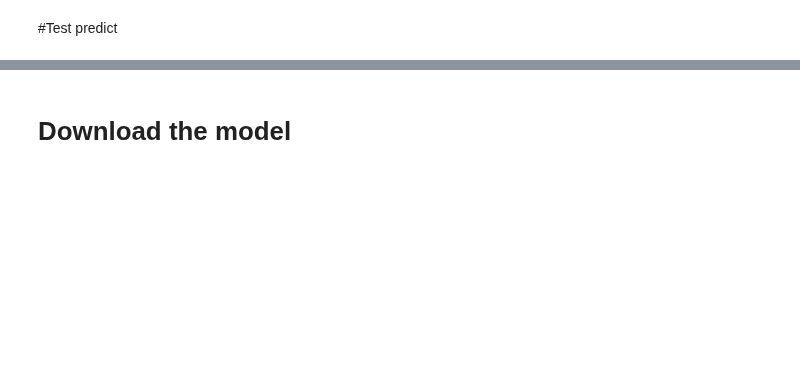
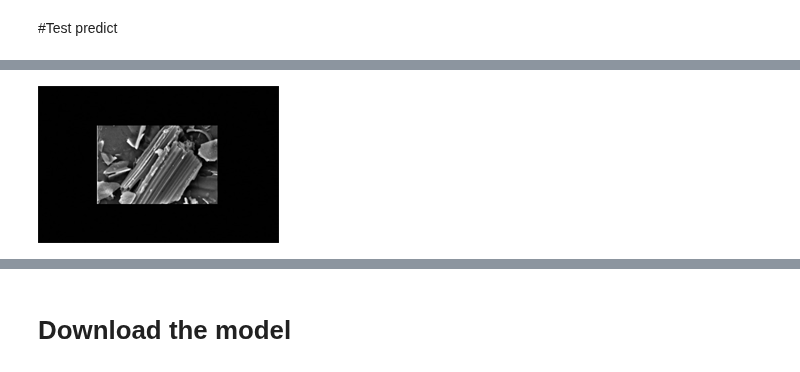
Before and after one commit to kittikhun62/efficientnet_keras_transfer_learning, a Jupyter notebook: project.ipynb, the cells around one changed output, grey strips where cells are left out. Saved outputs shown, nothing was run; the diff lists cells and outputs as text; code cells hidden in the pictures; blank space fills up the shorter version.

```diff
--- a/project.ipynb
+++ b/project.ipynb
@@ -693,0 +558,7 @@ for i in clases:
+# %%
+img = T1_path_train[-1]
+img1 = T1_path_test[-1]
+# %%
+Image(filename=img)
+# %% [output]
+[figure, added]
```
Also changed, not shown: parts of 28 cells of this notebook.
